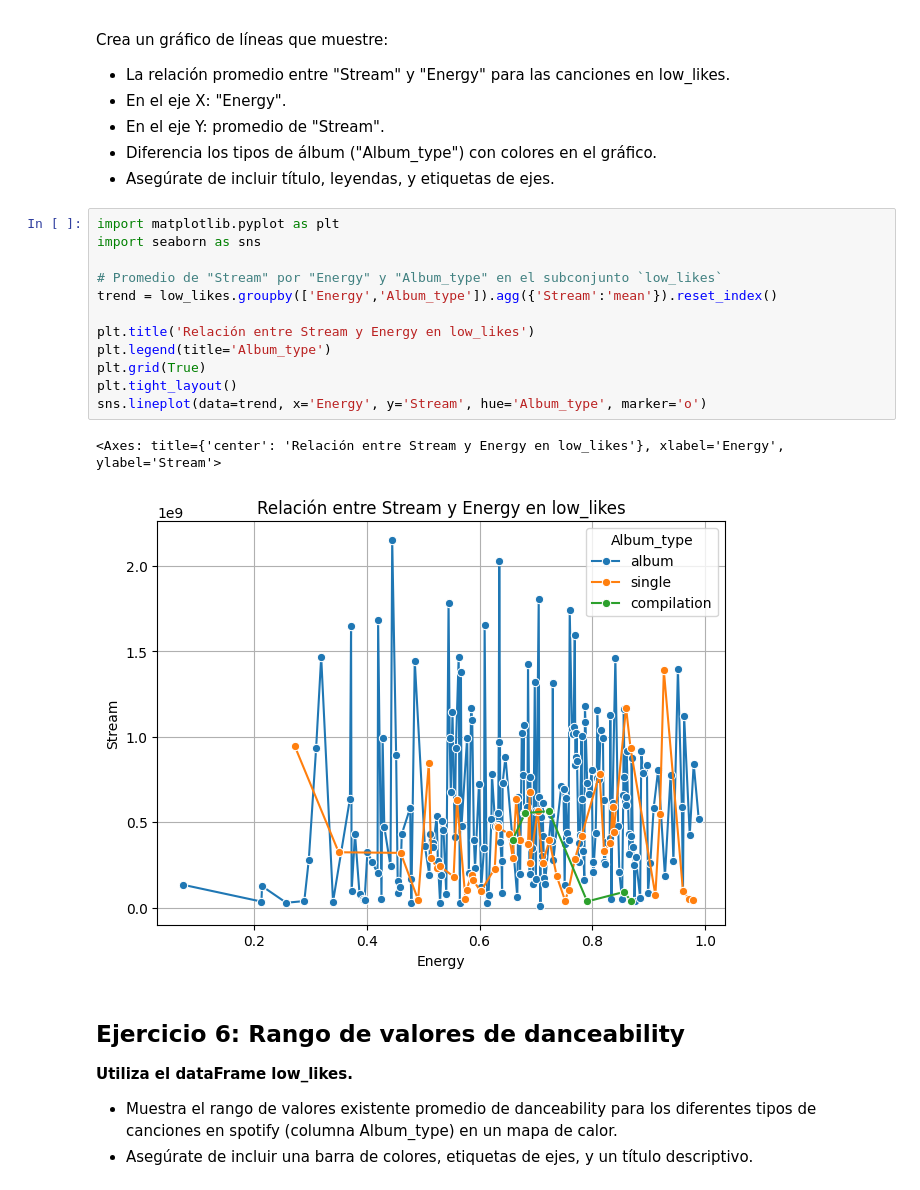
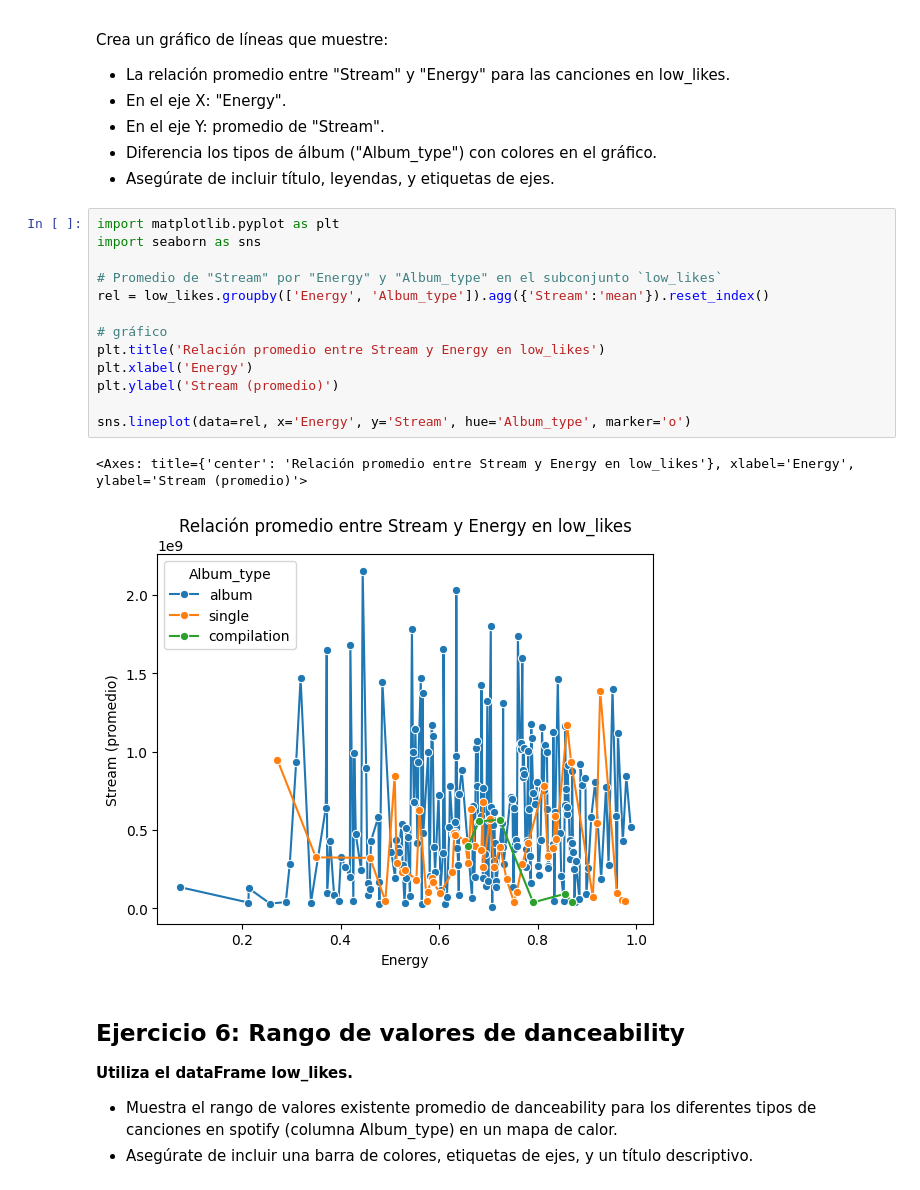
Before and after one commit to sghast/ADD, a Jupyter notebook: Deber 8/Deber.ipynb, the cells around one changed output. Drawn from its saved outputs; the diff is of its cells as text.

```diff
--- a/Deber 8/Deber.ipynb
+++ b/Deber 8/Deber.ipynb
@@ -147,18 +147,19 @@ Crea un gráfico de líneas que muestre:
 # %%
 import matplotlib.pyplot as plt
 import seaborn as sns
 
 # Promedio de "Stream" por "Energy" y "Album_type" en el subconjunto `low_likes`
-trend = low_likes.groupby(['Energy','Album_type']).agg({'Stream':'mean'}).reset_index()
+rel = low_likes.groupby(['Energy', 'Album_type']).agg({'Stream':'mean'}).reset_index()
 
-plt.title('Relación entre Stream y Energy en low_likes')
-plt.legend(title='Album_type')
-plt.grid(True)
-plt.tight_layout()
-sns.lineplot(data=trend, x='Energy', y='Stream', hue='Album_type', marker='o')
+# gráfico
+plt.title('Relación promedio entre Stream y Energy en low_likes')
+plt.xlabel('Energy')
+plt.ylabel('Stream (promedio)')
+
+sns.lineplot(data=rel, x='Energy', y='Stream', hue='Album_type', marker='o')
 # %% [output]
-<Axes: title={'center': 'Relación entre Stream y Energy en low_likes'}, xlabel='Energy', ylabel='Stream'>
+<Axes: title={'center': 'Relación promedio entre Stream y Energy en low_likes'}, xlabel='Energy', ylabel='Stream (promedio)'>
-[figure, old version]
+[figure, new version]
 # %% [markdown]
 ## Ejercicio 6: Rango de valores de danceability
 
```
Also changed, not shown: parts of 4 cells of this notebook.
